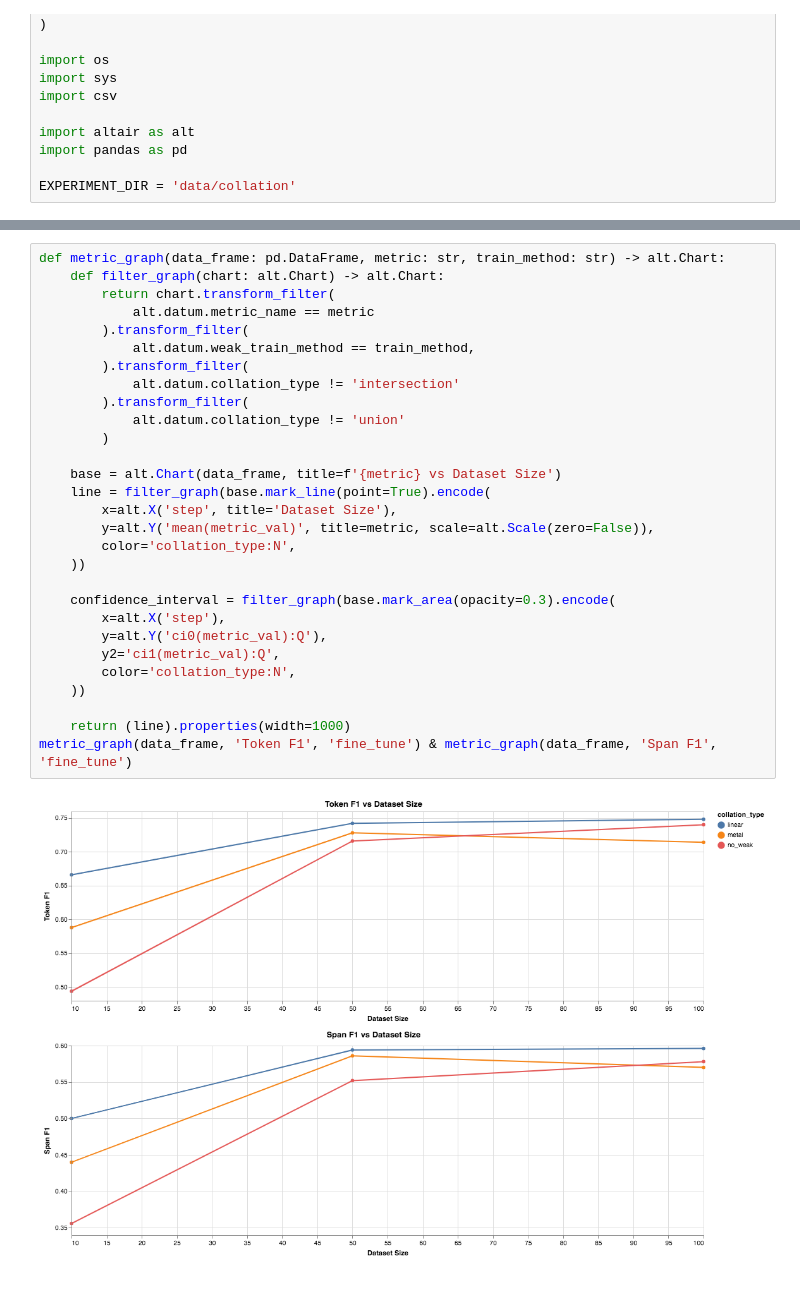
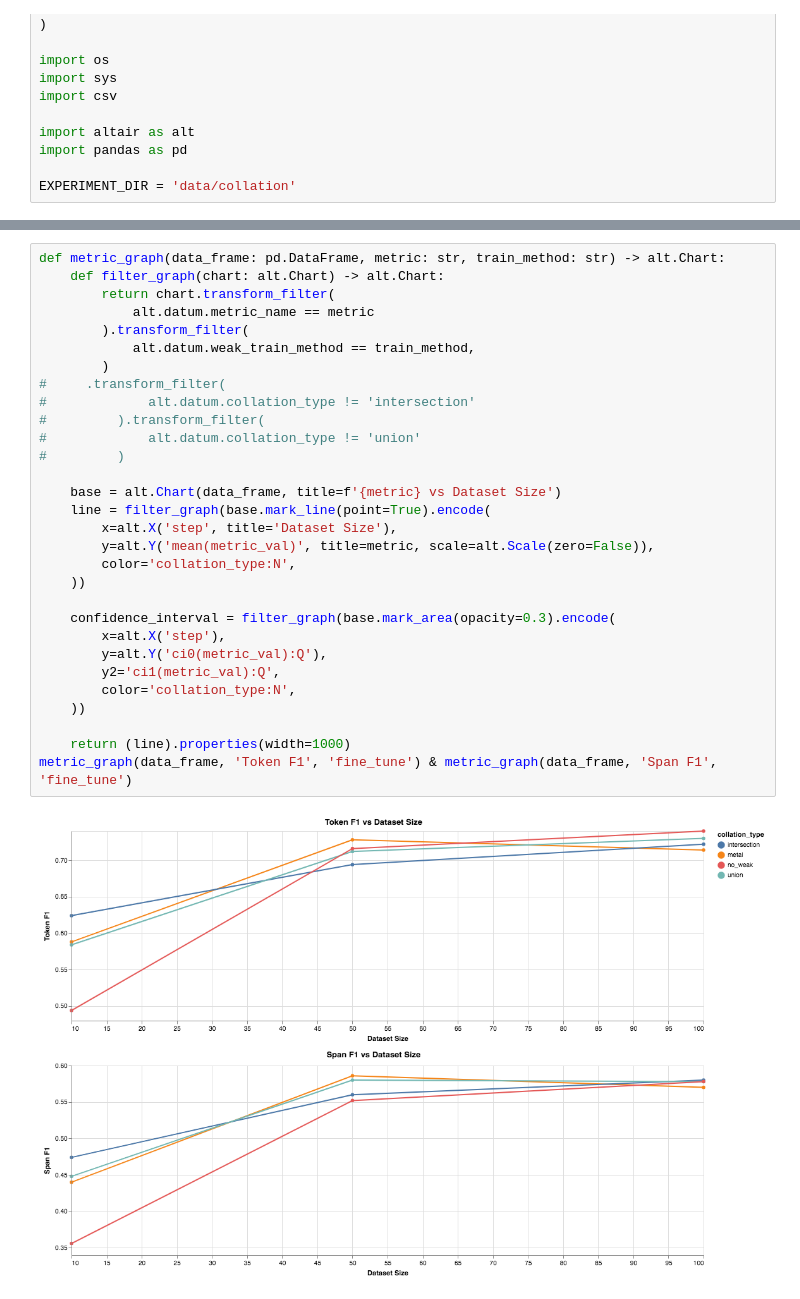
Before and after one commit to AkshatSh/DPD, a Jupyter notebook: experiments/collation_experiment_analysis.ipynb, the cells around one changed output, grey strips where cells are left out. Saved outputs shown, nothing was run; the diff lists cells and outputs as text.

Commit message:
added collation experiment scripts

```diff
--- a/experiments/collation_experiment_analysis.ipynb
+++ b/experiments/collation_experiment_analysis.ipynb
@@ -126,31 +126,32 @@ data_frame = pd.DataFrame(data)
 # %%
 def metric_graph(data_frame: pd.DataFrame, metric: str, train_method: str) -> alt.Chart:
     def filter_graph(chart: alt.Chart) -> alt.Chart:
         return chart.transform_filter(
             alt.datum.metric_name == metric
         ).transform_filter(
             alt.datum.weak_train_method == train_method,
-        ).transform_filter(
-            alt.datum.collation_type != 'intersection'
-        ).transform_filter(
-            alt.datum.collation_type != 'union'
         )
+#     .transform_filter(
+#             alt.datum.collation_type != 'intersection'
+#         ).transform_filter(
+#             alt.datum.collation_type != 'union'
+#         )
 
     base = alt.Chart(data_frame, title=f'{metric} vs Dataset Size')
     line = filter_graph(base.mark_line(point=True).encode(
         x=alt.X('step', title='Dataset Size'),
         y=alt.Y('mean(metric_val)', title=metric, scale=alt.Scale(zero=False)),
         color='collation_type:N',
     ))
 
     confidence_interval = filter_graph(base.mark_area(opacity=0.3).encode(
         x=alt.X('step'),
         y=alt.Y('ci0(metric_val):Q'),
         y2='ci1(metric_val):Q',
         color='collation_type:N',
     ))
 
     return (line).properties(width=1000)
 metric_graph(data_frame, 'Token F1', 'fine_tune') & metric_graph(data_frame, 'Span F1', 'fine_tune')
 # %% [output]
-[figure, old version]
+[figure, new version]
```
Also changed, not shown: parts of 1 cell of this notebook, 2 other files.
